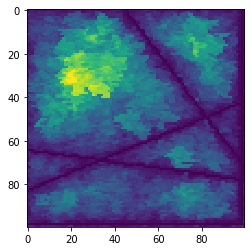
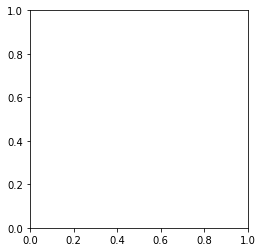
The change to this notebook cell's code, shown as a diff; its figure went from the first image to the second:
--- before
+++ after
@@ -1 +1 @@
-plt.imshow(results_frame.Sd[0])
+plt.imshow(all_results_k[0])

Commit: val avancement